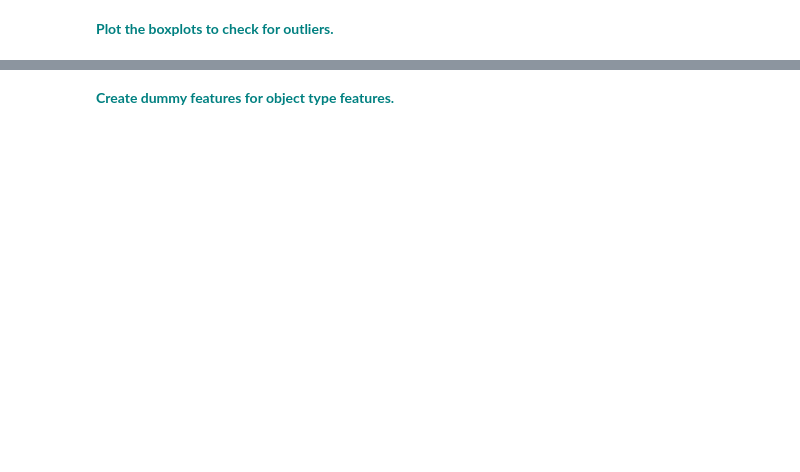
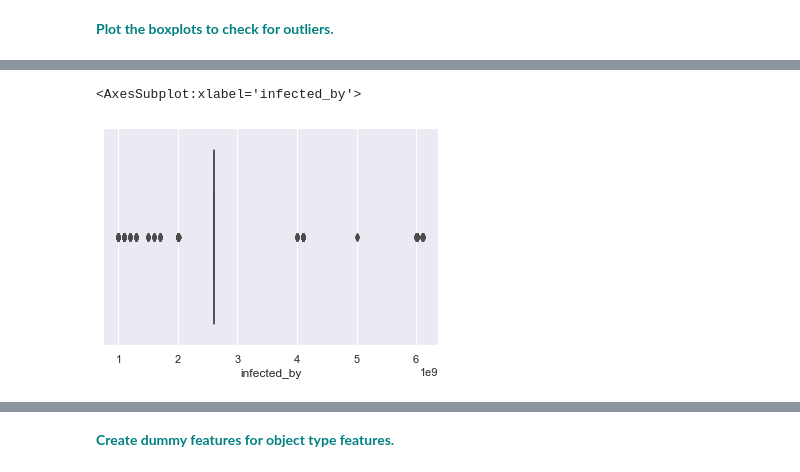
Before and after one commit to VictoriaS7/Springboard2021, a Jupyter notebook: RandomForest Covid Case Study/RandomForest_casestudy_covid19.ipynb, the cells around one changed output, grey strips where cells are left out. Drawn from its saved outputs; the diff is of its cells as text; code cells hidden in the pictures; blank space fills up the shorter version.

```diff
--- a/RandomForest Covid Case Study/RandomForest_casestudy_covid19.ipynb
+++ b/RandomForest Covid Case Study/RandomForest_casestudy_covid19.ipynb
@@ -267,0 +412,5 @@ vn
+# %%
+sns.boxplot(x=df['infected_by'])
+# %% [output]
+<AxesSubplot:xlabel='infected_by'>
+[figure, added]
```
Also changed, not shown: parts of 31 cells of this notebook, 2 other files.
